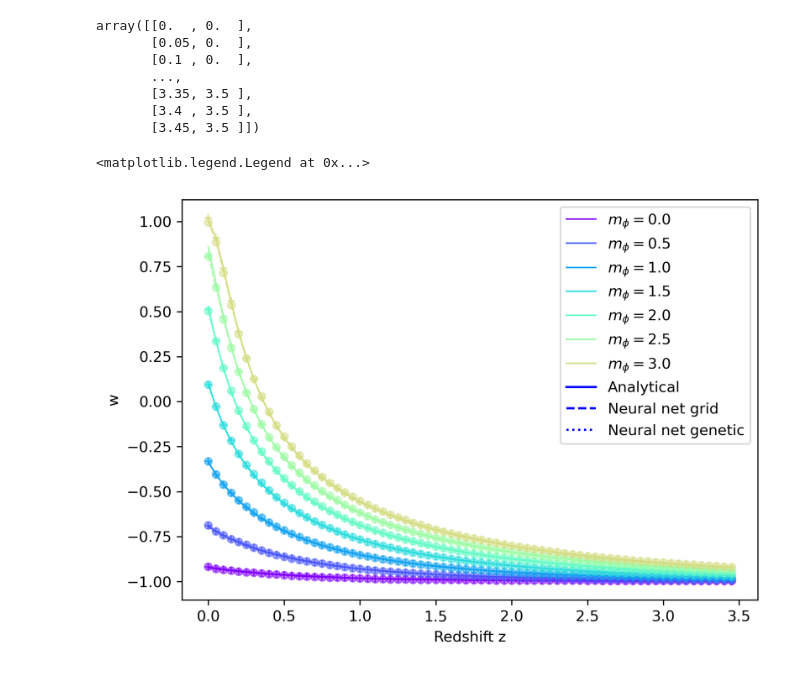
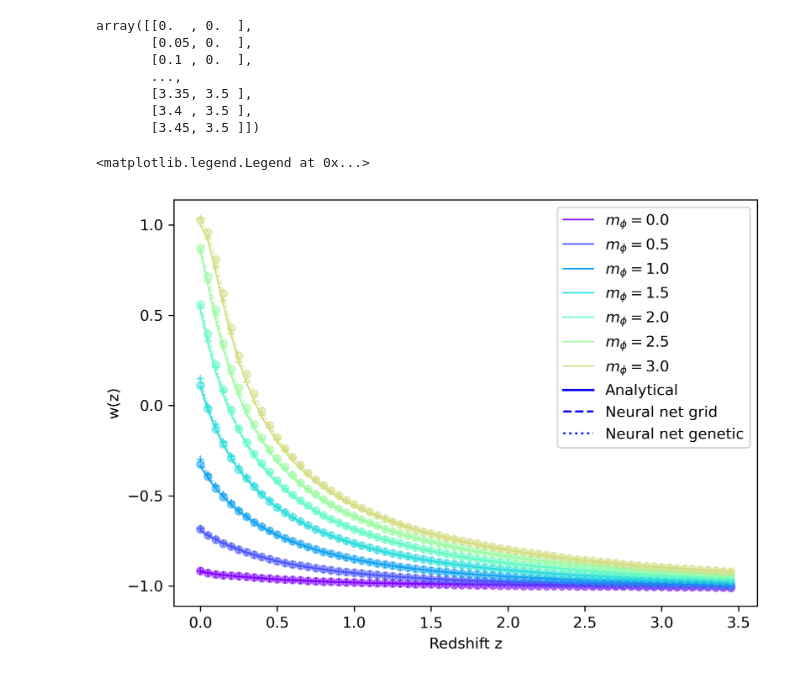
Before and after one commit to igomezv/cosmo_tools, a Jupyter notebook: models/neural/nnogada/dirty_notebooks/overleaf_notebooks_v1/eos_quintess.ipynb, the cells around one changed output. Drawn from its saved outputs; the diff is of its cells as text; code cells hidden in the pictures.

Commit message:
update notebook to ann for quintess with grid and genetic

```diff
--- a/models/neural/nnogada/dirty_notebooks/overleaf_notebooks_v1/eos_quintess.ipynb
+++ b/models/neural/nnogada/dirty_notebooks/overleaf_notebooks_v1/eos_quintess.ipynb
@@ -206,8 +206,8 @@ _________________________________________________________________
 # %% [markdown]
 # Genetic
 # %%
-# 3	150	0.001	8
-hparams_grid2 = {'HP_LAYERS': 3, 'HP_NUM_UNITS': 150, 'HP_BATCHSIZE': 8, 'HP_LEARNING':0.001}
+# 4 	200 	0.0010 	8
+hparams_grid2 = {'HP_LAYERS': 4, 'HP_NUM_UNITS': 200, 'HP_BATCHSIZE': 8, 'HP_LEARNING':0.001}
 model2, loss2, history2 = train_test_model(hparams_grid2, X_train, Y_train, X_val, Y_val)
 # %% [output]
 Epoch 1/100
@@ -333,29 +335,29 @@ lines_net2 = np.array(lines_net2)
 # %%
 x = np.arange(len(ww_net1))
 ys = [i+x+(i*x)**2 for i in range(10)]
 
 colors = cm.rainbow(np.linspace(0, 1, len(ys)))
 
 fig = plt.figure(figsize=(7,5), dpi=300)
 
 for i, line in enumerate(lines_diff):
 #     if i%10 == 0:
     plt.plot(ztest, lines_diff[i], alpha=1, lw=1, label = "$m_\phi={}$".format(mphi_test[i]), c=colors[i])
     plt.plot(ztest, lines_net1[i], alpha=0.5, lw=1, linestyle='dashed', marker='o', c=colors[i], markersize=5)
     plt.plot(ztest, lines_net2[i], alpha=0.8, lw=1, linestyle=':', marker='+', c=colors[i], markersize=5)
 
 plt.plot(0.1,0.1, label = "Analytical", c='b' )
 plt.plot(0.1,0.1, label = "Neural net grid", linestyle='dashed', c='b')
 plt.plot(0.1,0.1, label = "Neural net genetic", linestyle=':', c='b')
 # plt.plot(np.unique(X_test[:,0]), line, alpha=1, lw=1, linestyle='dashed', c=colors[i])
 plt.xlabel("Redshift z")
-plt.ylabel("w")
+plt.ylabel("w(z)")
 # plt.xlim(-0.05, 2.4)
 # plt.ylim(-1.05, 1.1)
 # plt.text(1, 0.8, "- Analytical --Neural Net")
 
 plt.legend()
 # plt.hlines(-1, xmin=0, xmax=3.05, colors='red',  linestyles='dashed', label='$w=-1$', lw=3, alpha=1)
 # %% [output]
 <matplotlib.legend.Legend at 0x...>
-[figure, old version]
+[figure, new version]
```
Also changed, not shown: parts of 7 cells of this notebook.
